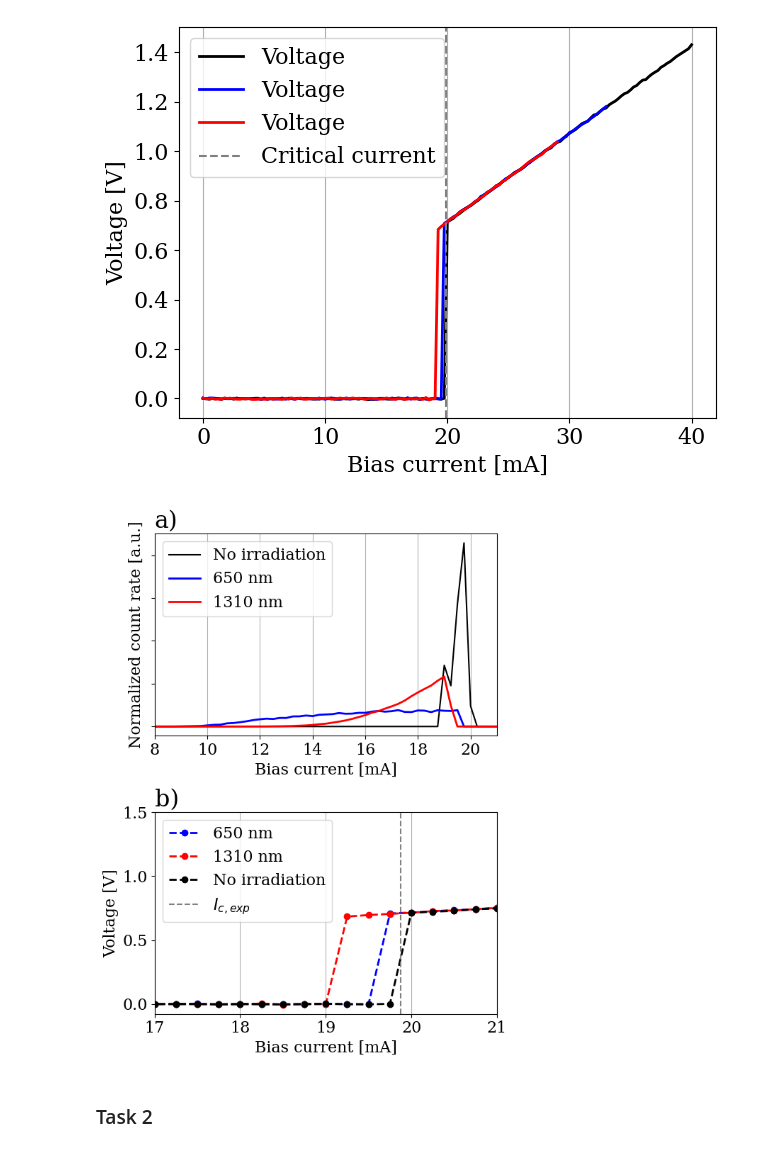
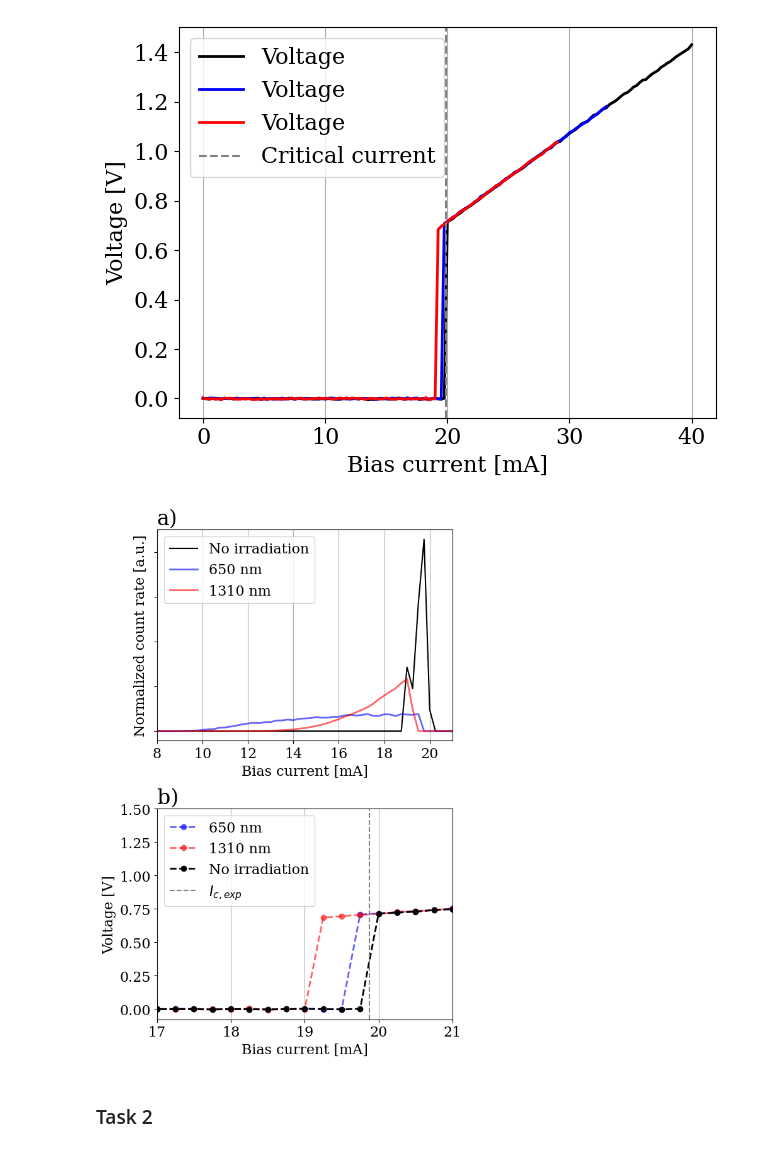
Before and after one commit to ermas3/SNSPD, a Jupyter notebook: data_analysis.ipynb, the cells around one changed output. Cells and saved outputs as stored; diff of their text form; code cells hidden in the pictures.

```diff
--- a/data_analysis.ipynb
+++ b/data_analysis.ipynb
@@ -87,36 +87,36 @@ plt.show()
 # %% [output]
 [figure]
 # %%
-fig, axes = plt.subplots(2, 1, figsize=(6, 8))
+fig, axes = plt.subplots(2, 1, figsize=(6, 9))
 axes[0].plot(cr_no_light["BC"], cr_no_light["C5_norm"], label="No irradiation", color = "k")
-axes[0].plot(cr650["BC"], cr650["C5_norm"], label="650 nm", linewidth=2, color = "b")
-axes[0].plot(cr1310["BC"], cr1310["C5_norm"], label="1310 nm", linewidth=2, color = "r")
+axes[0].plot(cr650["BC"], cr650["C5_norm"], label="650 nm", linewidth=2, color = "b", alpha = 0.6)
+axes[0].plot(cr1310["BC"], cr1310["C5_norm"], label="1310 nm", linewidth=2, color = "r", alpha = 0.6)
 axes[0].set_xlabel("Bias current [mA]")
 axes[0].set_ylabel("Normalized count rate [a.u.]")
 axes[0].set_xlim(8, 21)
 axes[0].axes.yaxis.set_ticklabels([])
 axes[0].legend()
 axes[0].set_title("a)", loc="left")
 axes[0].grid(axis='x')
 
-axes[1].plot(cr650["BC"], cr650["BV5"], label="650 nm", linewidth=2, color = 'b', marker='o', linestyle = "--")
-axes[1].plot(cr1310["BC"], cr1310["BV5"], label="1310 nm", linewidth=2, color = 'r', marker='o', linestyle = "--")
+axes[1].plot(cr650["BC"], cr650["BV5"], label="650 nm", linewidth=2, color = 'b', marker='o', linestyle = "--", alpha = 0.6)
+axes[1].plot(cr1310["BC"], cr1310["BV5"], label="1310 nm", linewidth=2, color = 'r', marker='o', linestyle = "--", alpha = 0.6)
 axes[1].plot(cr_no_light["BC"], cr_no_light["BV5"], label="No irradiation", linewidth=2, color = 'k', marker='o', linestyle = "--")
 axes[1].set_xlabel("Bias current [mA]")
 axes[1].set_ylabel("Voltage [V]")
 axes[1].grid(axis='x')
 axes[1].axvline(x=I_c, color='grey', linestyle='--', label="$I_{c,exp}$")
 axes[1].set_xlim(17, 21)
 axes[1].legend()
 axes[1].set_title("b)", loc="left")
 plt.tight_layout()
 
 plt.show()
 
 # Save
 fig.savefig("figures/bias_current_sweep.png", bbox_inches='tight')
 # %% [output]
-[figure, old version]
+[figure, new version]
 # %% [markdown]
 ### Task 2
 # %%
```
Also changed, not shown: parts of 4 cells of this notebook, 3 other files.
